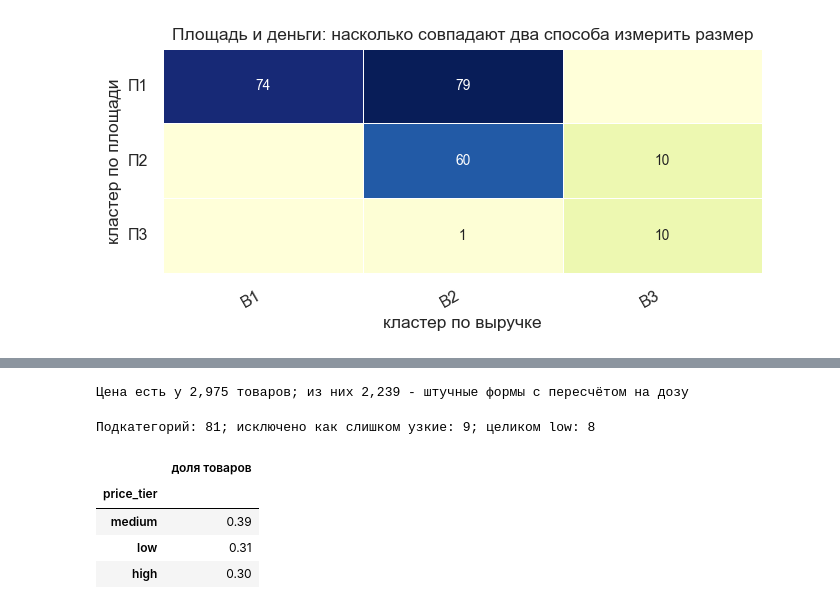
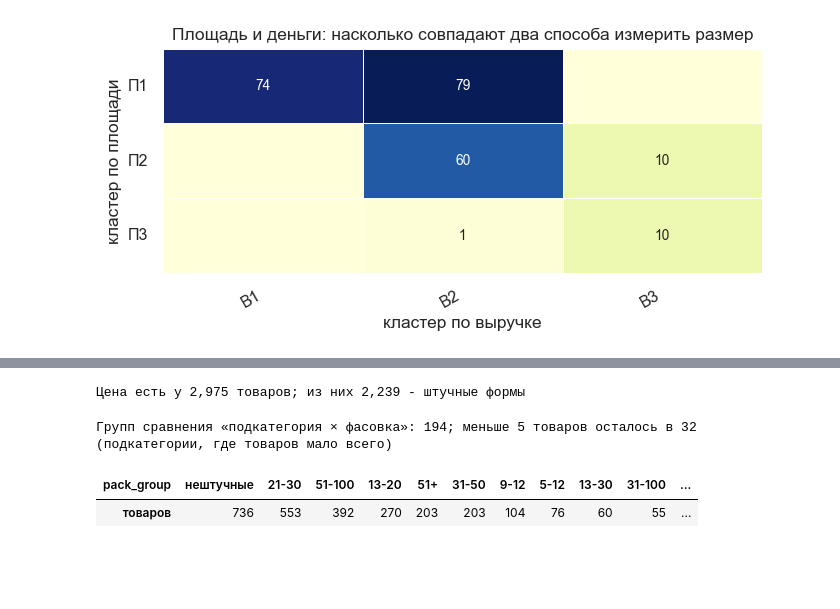
Before and after one commit to Viktor-VK/portfolio, a Jupyter notebook: Кластеризация точек продаж/01_кластеризация_точек.ipynb, the cells around one changed output, grey strips where cells are left out. Drawn from its saved outputs; the diff is of its cells as text; code cells hidden in the pictures; blank space fills up the shorter version.

```diff
--- a/Кластеризация точек продаж/01_кластеризация_точек.ipynb
+++ b/Кластеризация точек продаж/01_кластеризация_точек.ipynb
@@ -48,8 +48,14 @@ OPTICS_TRADE_POINT_TYPE_ID = 4    # формат «оптика» кластер
 EXCLUDED_SALE_TYPES = ('Опт', 'Маркетплейс')  # не розница и заказы через сторонние агрегаторы
 MIN_SHELF_LIFE_MONTHS = 6         # уценённый товар с коротким сроком годности искажает цены
 
-PRICE_TIER_LOW_PERCENTILE = 30    # границы low / medium / high внутри подкатегории
+PRICE_TIER_LOW_PERCENTILE = 30    # границы low / medium / high внутри группы сравнения
 PRICE_TIER_HIGH_PERCENTILE = 70
+
+# Категории фасовки для штучных форм (таблетки, капсулы, суппозитории, саше): пачка сравнивается по цене
+# только с пачками похожего объёма своей подкатегории. Верхние границы интервалов, число доз в упаковке.
+PACK_BINS = [(1, '1'), (4, '2-4'), (8, '5-8'), (12, '9-12'), (20, '13-20'), (30, '21-30'),
+             (50, '31-50'), (100, '51-100'), (np.inf, '100+')]
+MIN_PRICE_GROUP = 5               # группа меньше - объединяется с соседней категорией фасовки
 
 # Диапазоны, в которых число кластеров выбирается автоматически («локоть» по ускорению расстояний Ward)
 K_RANGE_SIZE = (3, 7)
@@ -295,38 +306,50 @@ products = query("""
 price = products[~products.pack_ambiguous & ~products.is_own_brand].copy()
 price['mean_package'] = stock.reindex(price.index).fillna(cheque_price.reindex(price.index))
 price = price.dropna(subset=['mean_package'])
-price['doses'] = price.doses_in_pack.fillna(1)
-price['price_per_dose'] = price.mean_package / price.doses
-print(f'Цена есть у {len(price):,} товаров; из них {price.doses_in_pack.notna().sum():,} - штучные формы с пересчётом на дозу')
+print(f'Цена есть у {len(price):,} товаров; из них {price.doses_in_pack.notna().sum():,} - штучные формы')
 # %% [output]
-Цена есть у 2,975 товаров; из них 2,239 - штучные формы с пересчётом на дозу
+Цена есть у 2,975 товаров; из них 2,239 - штучные формы
 # %%
-pct = price.groupby('subcategory').agg(
-    percentile_low=('price_per_dose', lambda x: np.percentile(x, PRICE_TIER_LOW_PERCENTILE)),
-    percentile_high=('price_per_dose', lambda x: np.percentile(x, PRICE_TIER_HIGH_PERCENTILE)),
-    nominal_high=('mean_package', lambda x: np.percentile(x, PRICE_TIER_HIGH_PERCENTILE)),
-    nominal_low=('mean_package', lambda x: np.percentile(x, PRICE_TIER_LOW_PERCENTILE)),
-    n=('price_per_dose', 'size'),
-)
-price = price.join(pct, on='subcategory')
-price['price_tier'] = np.select([price.price_per_dose < price.percentile_low,
-                                 price.price_per_dose <= price.percentile_high], ['low', 'medium'], 'high')
+def pack_bin(doses):
+    """Категория фасовки по числу доз; у нештучных форм категория одна."""
+    if pd.isna(doses):
+        return 'нештучные'
+    return next(label for upper, label in PACK_BINS if doses <= upper)
 
-# Бизнес-правила оригинального расчёта (по номинальной цене упаковки, не за дозу):
-# 1) разброс цен в подкатегории меньше 20% - делить на уровни бессмысленно, подкатегория исключается;
-# 2) подкатегория в целом дешёвая - весь её товар считается low.
-nominal_ratio = pct.nominal_high / pct.nominal_low - 1
-too_narrow = nominal_ratio[nominal_ratio < 0.2].index
-force_low = pct[(pct.nominal_high < 100) | ((pct.nominal_high < 150) & (nominal_ratio < 1))].index
-price = price[~price.subcategory.isin(too_narrow)]
-price.loc[price.subcategory.isin(force_low), 'price_tier'] = 'low'
-print(f'Подкатегорий: {len(pct)}; исключено как слишком узкие: {len(too_narrow)}; целиком low: {len(force_low)}')
-price.price_tier.value_counts(normalize=True).rename('доля товаров').to_frame()
+
+def merge_small_bins(sub: pd.DataFrame) -> pd.Series:
+    """Внутри подкатегории объединяет категории фасовки, где меньше MIN_PRICE_GROUP товаров, с соседней
+    (с той из соседних, где товаров меньше). Возвращает итоговую группу сравнения для каждого товара."""
+    order = [label for _, label in PACK_BINS]
+    groups = [[b] for b in order if (sub.pack_bin == b).any()]
+    size = lambda g: sub.pack_bin.isin(g).sum()
+    while len(groups) > 1 and min(size(g) for g in groups) < MIN_PRICE_GROUP:
+        i = min(range(len(groups)), key=lambda j: size(groups[j]))
+        neighbours = [j for j in (i - 1, i + 1) if 0 <= j < len(groups)]
+        j = min(neighbours, key=lambda n: size(groups[n]))
+        a, b = sorted((i, j))
+        groups[a:b + 1] = [groups[a] + groups[b]]
+    def label(g):
+        low = g[0].split('-')[0].rstrip('+')
+        if g[-1] == '100+':
+            return low + '+'
+        return g[0] if len(g) == 1 else low + '-' + g[-1].split('-')[-1]
+    name = {b: label(g) for g in groups for b in g}
+    return sub.pack_bin.map(name)
+
+
+price['pack_bin'] = price.doses_in_pack.map(pack_bin)
+countable = price.pack_bin != 'нештучные'
+price['pack_group'] = 'нештучные'
+price.loc[countable, 'pack_group'] = price[countable].groupby('subcategory', group_keys=False).apply(merge_small_bins)
+price['price_group'] = price.subcategory + ' | ' + price.pack_group
+
+groups = price.groupby('price_group').size()
+print(f'Групп сравнения «подкатегория × фасовка»: {len(groups)}; меньше {MIN_PRICE_GROUP} товаров осталось в '
+      f'{(groups < MIN_PRICE_GROUP).sum()} (подкатегории, где товаров мало всего)')
+price.pack_group.value_counts().rename('товаров').to_frame().T
 # %% [output]
-Подкатегорий: 81; исключено как слишком узкие: 9; целиком low: 8
+Групп сравнения «подкатегория × фасовка»: 194; меньше 5 товаров осталось в 32 (подкатегории, где товаров мало всего)
-|  | доля товаров |
-| price_tier |  |
-| medium | 0.39 |
-| low | 0.31 |
-| high | 0.30 |
+| pack_group | нештучные | 21-30 | 51-100 | 13-20 | 51+ | 31-50 | 9-12 | 5-12 | 13-30 | 31-100 | ... |
+| товаров | 736 | 553 | 392 | 270 | 203 | 203 | 104 | 76 | 60 | 55 | ... |
 # %%
```
Also changed, not shown: parts of 35 cells of this notebook, 2 other files.
